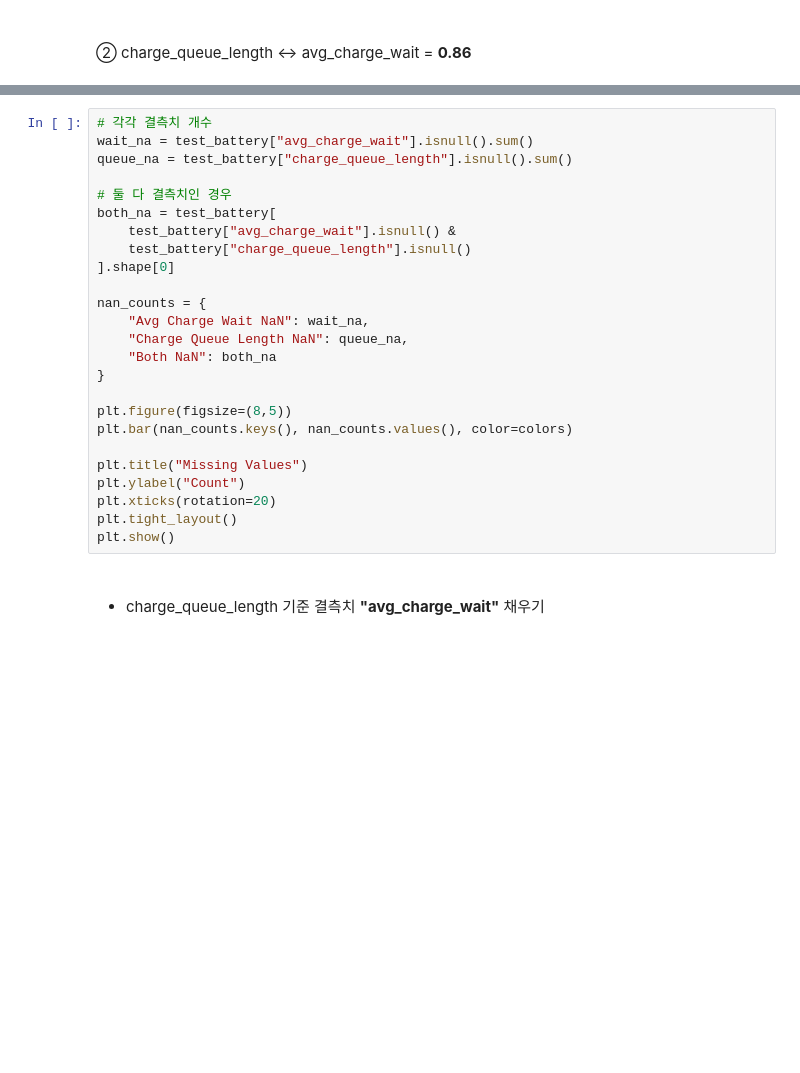
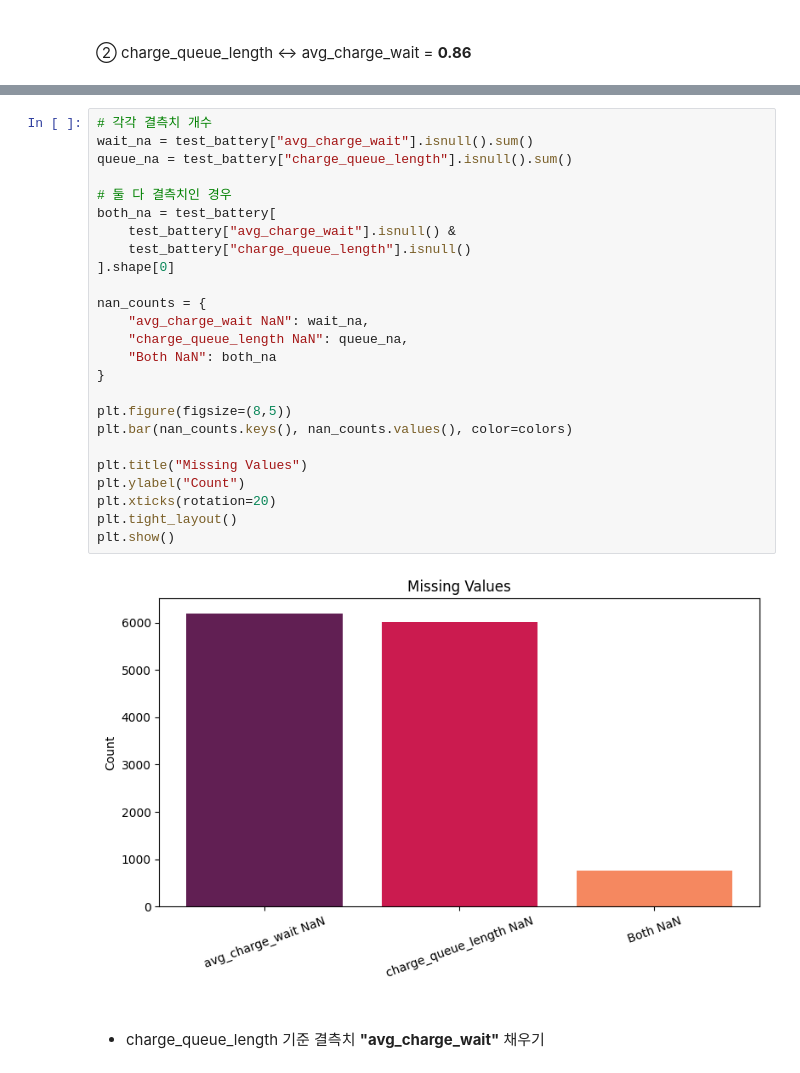
Before and after one commit to dodamhaae/Dacon, a Jupyter notebook: Smart-Warehouse-Delay/Battery_test.ipynb, the cells around one changed output, grey strips where cells are left out. Drawn from its saved outputs; the diff is of its cells as text; blank space fills up the shorter version.

```diff
--- a/Smart-Warehouse-Delay/Battery_test.ipynb
+++ b/Smart-Warehouse-Delay/Battery_test.ipynb
@@ -111,28 +167,30 @@ test_battery[["avg_charge_wait", "charge_queue_length"]]
 # %%
 # 각각 결측치 개수
 wait_na = test_battery["avg_charge_wait"].isnull().sum()
 queue_na = test_battery["charge_queue_length"].isnull().sum()
 
 # 둘 다 결측치인 경우
 both_na = test_battery[
     test_battery["avg_charge_wait"].isnull() &
     test_battery["charge_queue_length"].isnull()
 ].shape[0]
 
 nan_counts = {
-    "Avg Charge Wait NaN": wait_na,
-    "Charge Queue Length NaN": queue_na,
+    "avg_charge_wait NaN": wait_na,
+    "charge_queue_length NaN": queue_na,
     "Both NaN": both_na
 }
 
 plt.figure(figsize=(8,5))
 plt.bar(nan_counts.keys(), nan_counts.values(), color=colors)
 
 plt.title("Missing Values")
 plt.ylabel("Count")
 plt.xticks(rotation=20)
 plt.tight_layout()
 plt.show()
+# %% [output]
+[figure, added]
 # %% [markdown]
 #####
 * charge_queue_length 기준 결측치 **"avg_charge_wait"** 채우기
```
Also changed, not shown: parts of 10 cells of this notebook, 2 other files.
